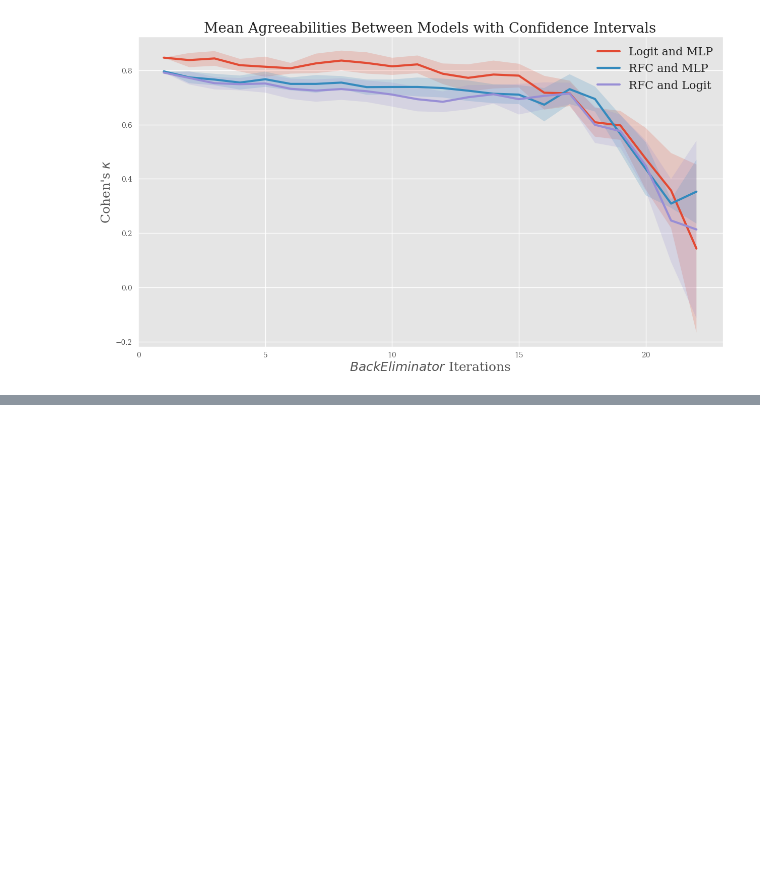
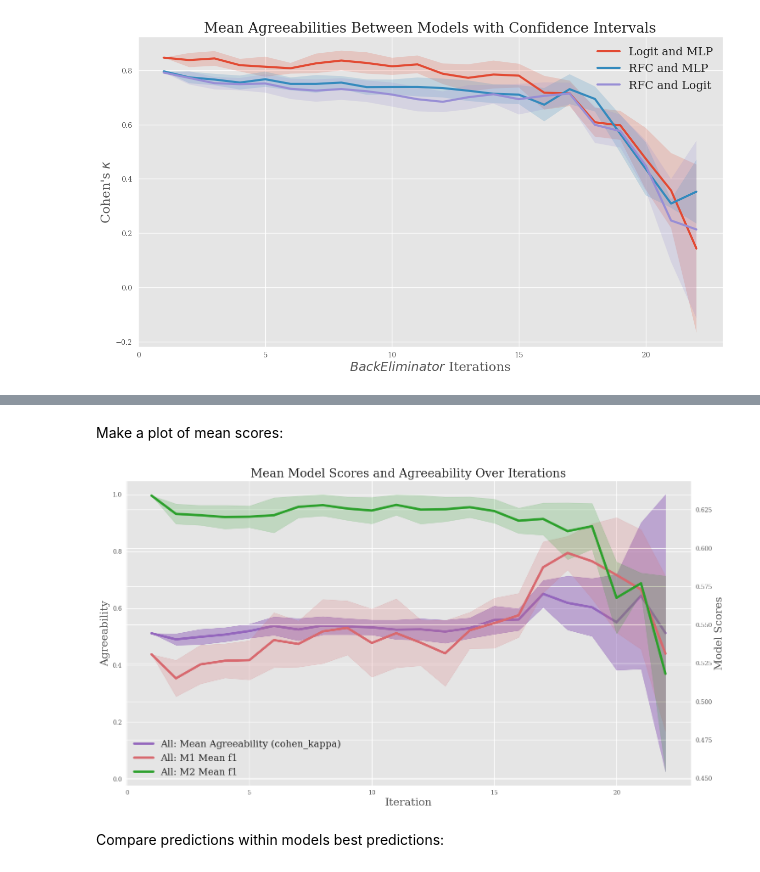
Before and after one commit to anasashb/aliceHU, a Jupyter notebook: customer_churn_test.ipynb, the cells around one changed output, grey strips where cells are left out. Cells and saved outputs as stored; diff of their text form; code cells hidden in the pictures; blank space fills up the shorter version.

```diff
--- a/customer_churn_test.ipynb
+++ b/customer_churn_test.ipynb
@@ -719,0 +776,8 @@ plt.show()
+# %% [markdown]
+Make a plot of mean scores:
+# %%
+dtc_logit.plot_all()
+# %% [output]
+[figure, added]
+# %% [markdown]
+Compare predictions within models best predictions:
```
Also changed, not shown: parts of 15 cells of this notebook, 4 other files.
